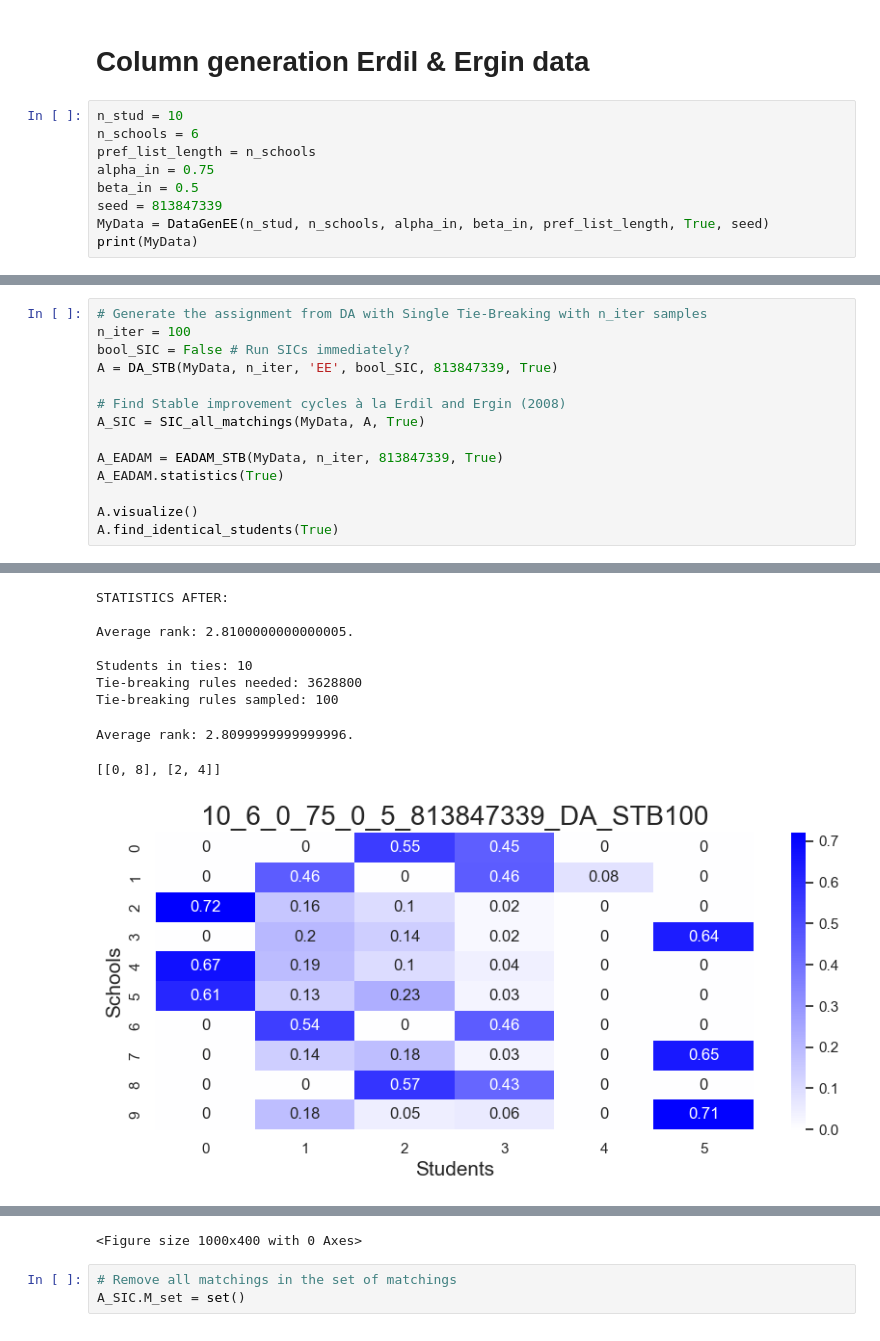
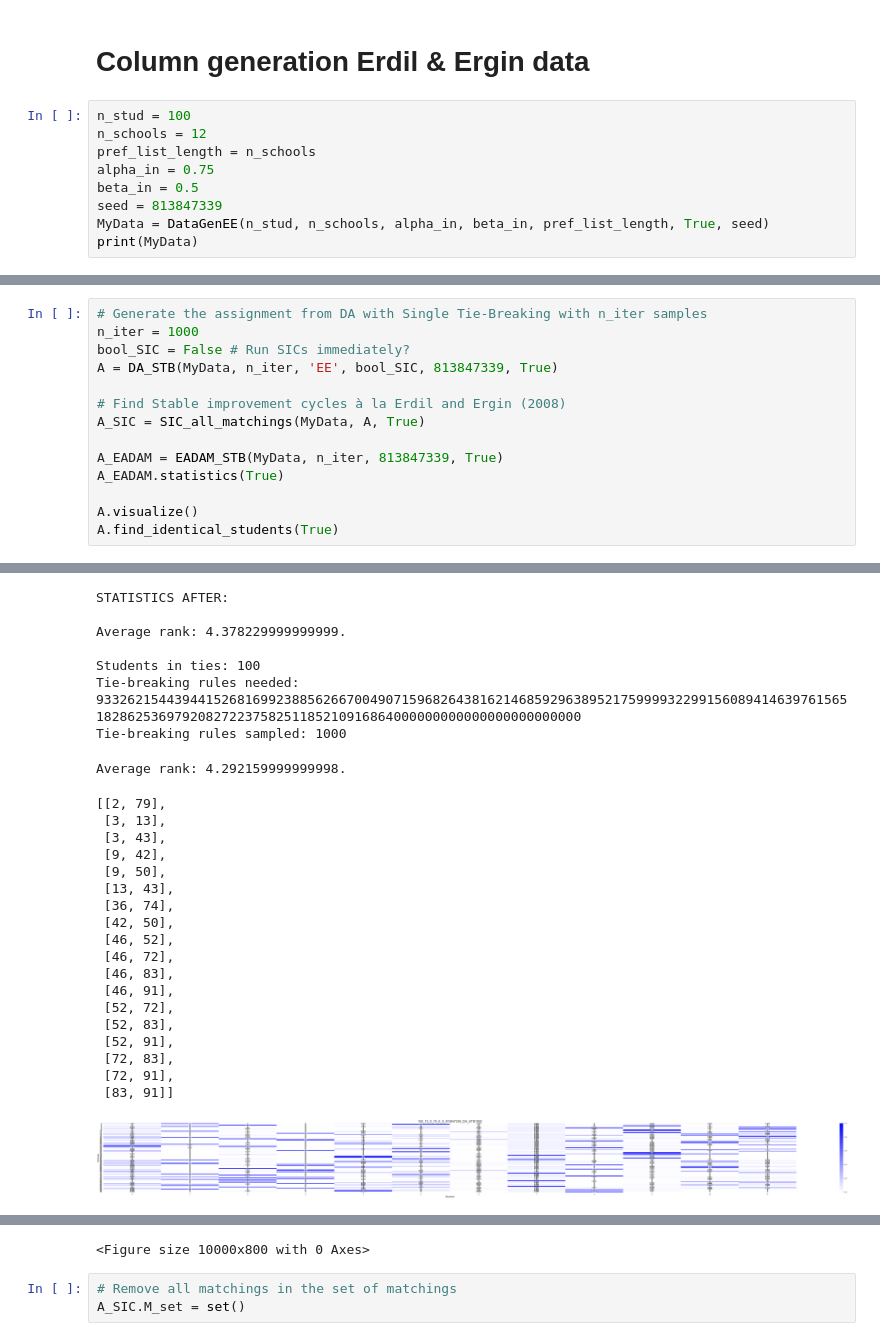
Before and after one commit to DemeulemeesterT/Improving-ex-post-stable-random-matchings_Python, a Jupyter notebook: Playground notebook.ipynb, the cells around one changed output, grey strips where cells are left out. Drawn from its saved outputs; the diff is of its cells as text.

```diff
--- a/Playground notebook.ipynb
+++ b/Playground notebook.ipynb
@@ -92,8 +92,8 @@ print(A[1].A.assignment)
 # %% [markdown]
 # Column generation Erdil & Ergin data
 # %%
-n_stud = 10
-n_schools = 6
+n_stud = 100
+n_schools = 12
 pref_list_length = n_schools
 alpha_in = 0.75
 beta_in = 0.5
@@ -121,6 +121,6 @@ The data instance has the following properties:
 # %%
 # Generate the assignment from DA with Single Tie-Breaking with n_iter samples
-n_iter = 100
+n_iter = 1000
 bool_SIC = False # Run SICs immediately?
 A = DA_STB(MyData, n_iter, 'EE', bool_SIC, 813847339, True)
 
@@ -142,10 +142,27 @@ Average rank: 2.8099999999999996.
 STATISTICS AFTER:
 
-Average rank: 2.8100000000000005.
+Average rank: 4.378229999999999.
 
-Students in ties: 10
-Tie-breaking rules needed: 3628800
-Tie-breaking rules sampled: 100
+Students in ties: 100
+Tie-breaking rules needed: 93326215443944152681699238856266700490715968264381621468592963895217599993229915608941463976156518286253697920827223758251185210916864000000000000000000000000
+Tie-breaking rules sampled: 1000
-Average rank: 2.8099999999999996.
+Average rank: 4.292159999999998.
-[[0, 8], [2, 4]]
+[[2, 79],
+ [3, 13],
+ [3, 43],
+ [9, 42],
+ [9, 50],
+ [13, 43],
+ [36, 74],
+ [42, 50],
+ [46, 52],
+ [46, 72],
+ [46, 83],
+ [46, 91],
+ [52, 72],
+ [52, 83],
+ [52, 91],
+ [72, 83],
+ [72, 91],
+ [83, 91]]
-[figure, old version]
+[figure, new version]
@@ -153,4 +170,4 @@ Average rank: 2.8099999999999996.
-<Figure size 1000x400 with 0 Axes>
+<Figure size 10000x800 with 0 Axes>
 # %%
 # Remove all matchings in the set of matchings
 A_SIC.M_set = set()
```
Also changed, not shown: parts of 9 cells of this notebook, 2 other files.
